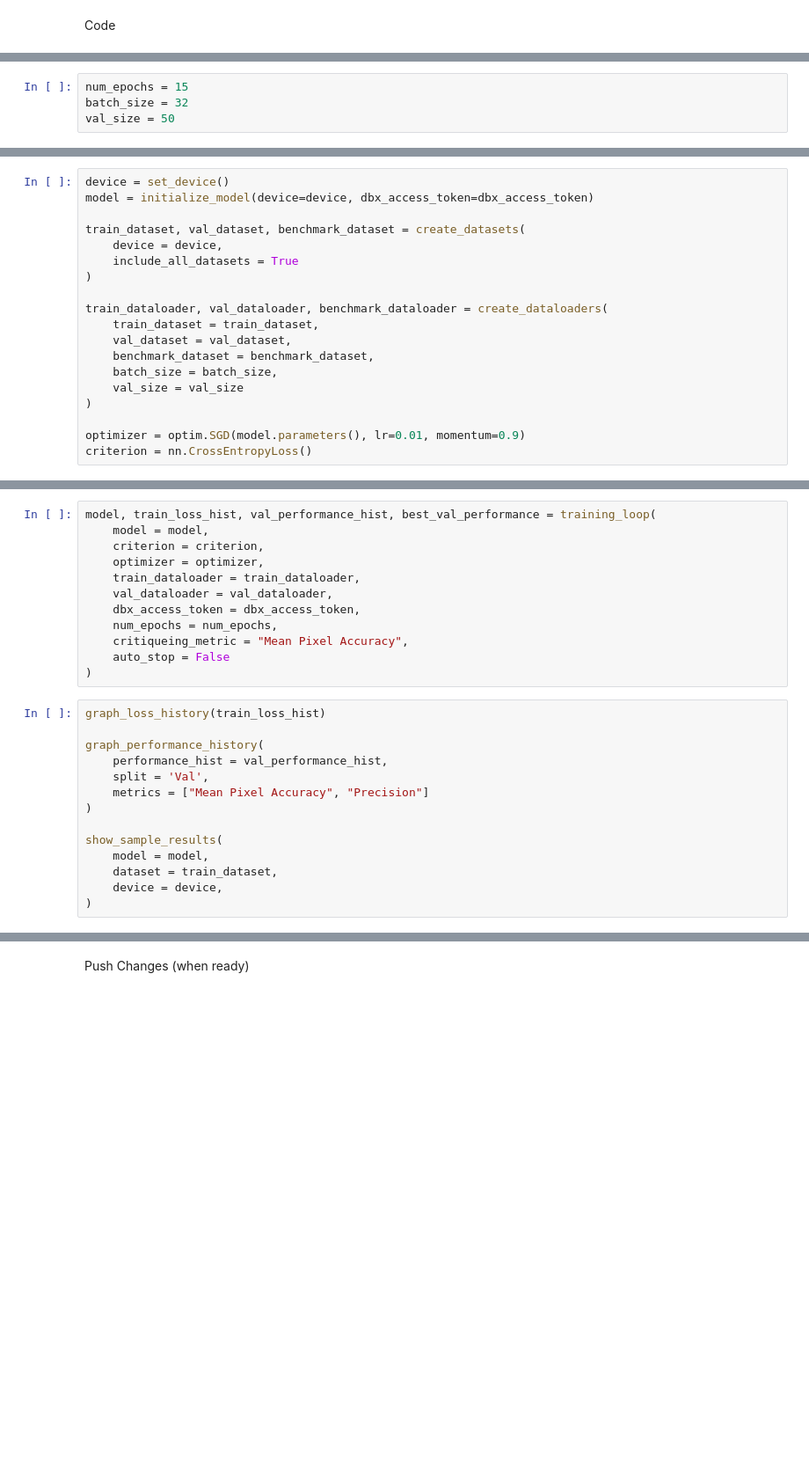
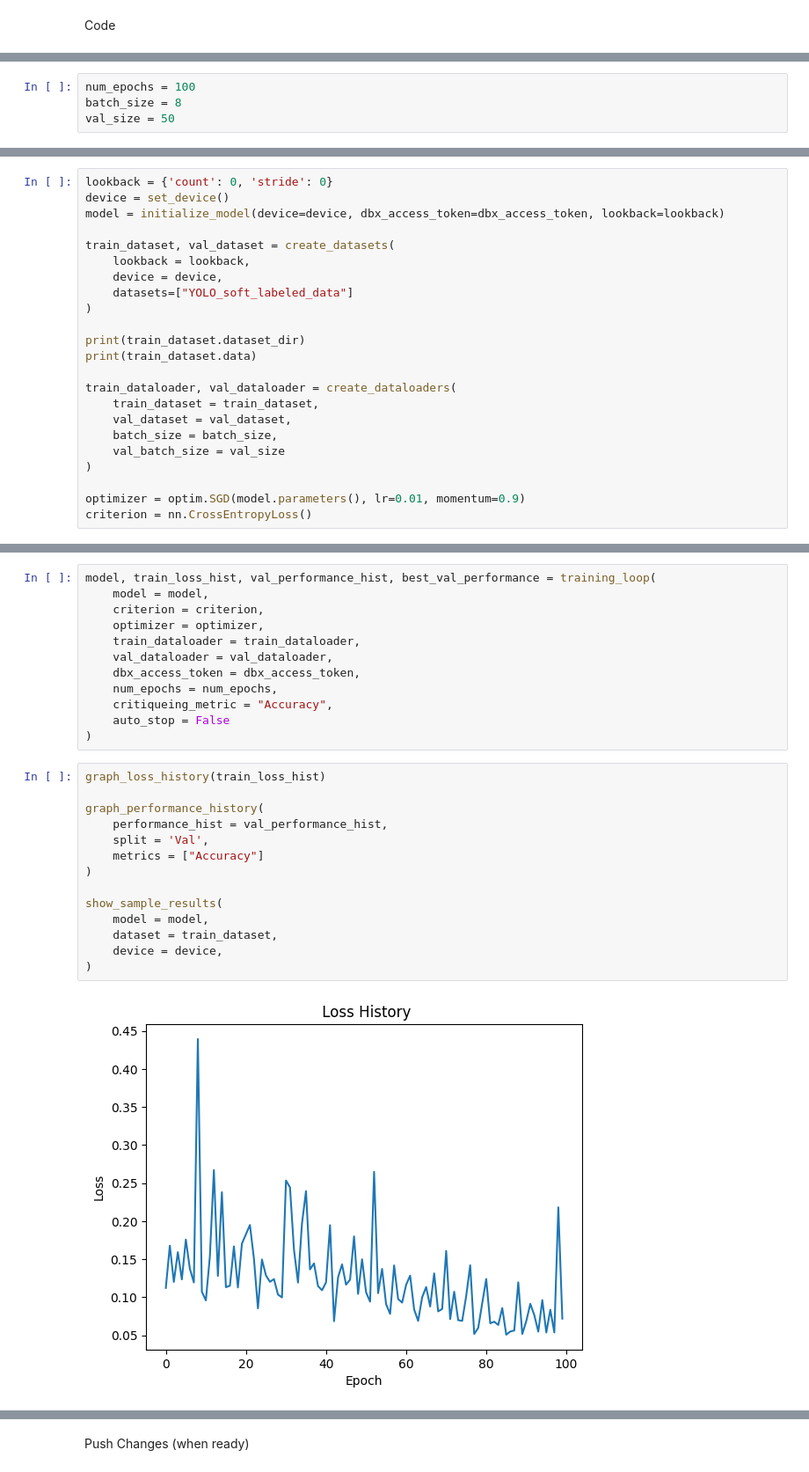
Before and after one commit to umigv/UMARV-CV-ScenePerception, a Jupyter notebook: models/model_32offjns/src/notebooks/colab_env.ipynb, the cells around one changed output, grey strips where cells are left out. Shown at 88% size. Saved outputs shown, nothing was run; the diff lists cells and outputs as text; blank space fills up the shorter version.

```diff
--- a/models/model_32offjns/src/notebooks/colab_env.ipynb
+++ b/models/model_32offjns/src/notebooks/colab_env.ipynb
@@ -171,4 +299,4 @@ Code
 # %%
-num_epochs = 15
-batch_size = 32
+num_epochs = 100
+batch_size = 8
 val_size = 50
@@ -175,18 +308,22 @@ val_size = 50
 # %%
+lookback = {'count': 0, 'stride': 0}
 device = set_device()
-model = initialize_model(device=device, dbx_access_token=dbx_access_token)
+model = initialize_model(device=device, dbx_access_token=dbx_access_token, lookback=lookback)
 
-train_dataset, val_dataset, benchmark_dataset = create_datasets(
+train_dataset, val_dataset = create_datasets(
+    lookback = lookback,
     device = device,
-    include_all_datasets = True
+    datasets=["YOLO_soft_labeled_data"]
 )
 
-train_dataloader, val_dataloader, benchmark_dataloader = create_dataloaders(
+print(train_dataset.dataset_dir)
+print(train_dataset.data)
+
+train_dataloader, val_dataloader = create_dataloaders(
     train_dataset = train_dataset,
     val_dataset = val_dataset,
-    benchmark_dataset = benchmark_dataset,
     batch_size = batch_size,
-    val_size = val_size
+    val_batch_size = val_size
 )
 
 optimizer = optim.SGD(model.parameters(), lr=0.01, momentum=0.9)
@@ -200,20 +342,22 @@ model, train_loss_hist, val_performance_hist, best_val_performance = training_lo
     val_dataloader = val_dataloader,
     dbx_access_token = dbx_access_token,
     num_epochs = num_epochs,
-    critiqueing_metric = "Mean Pixel Accuracy",
+    critiqueing_metric = "Accuracy",
     auto_stop = False
 )
 # %%
 graph_loss_history(train_loss_hist)
 
 graph_performance_history(
     performance_hist = val_performance_hist,
     split = 'Val',
-    metrics = ["Mean Pixel Accuracy", "Precision"]
+    metrics = ["Accuracy"]
 )
 
 show_sample_results(
     model = model,
     dataset = train_dataset,
     device = device,
 )
+# %% [output]
+[figure, added]
```
Also changed, not shown: parts of 19 cells of this notebook.
